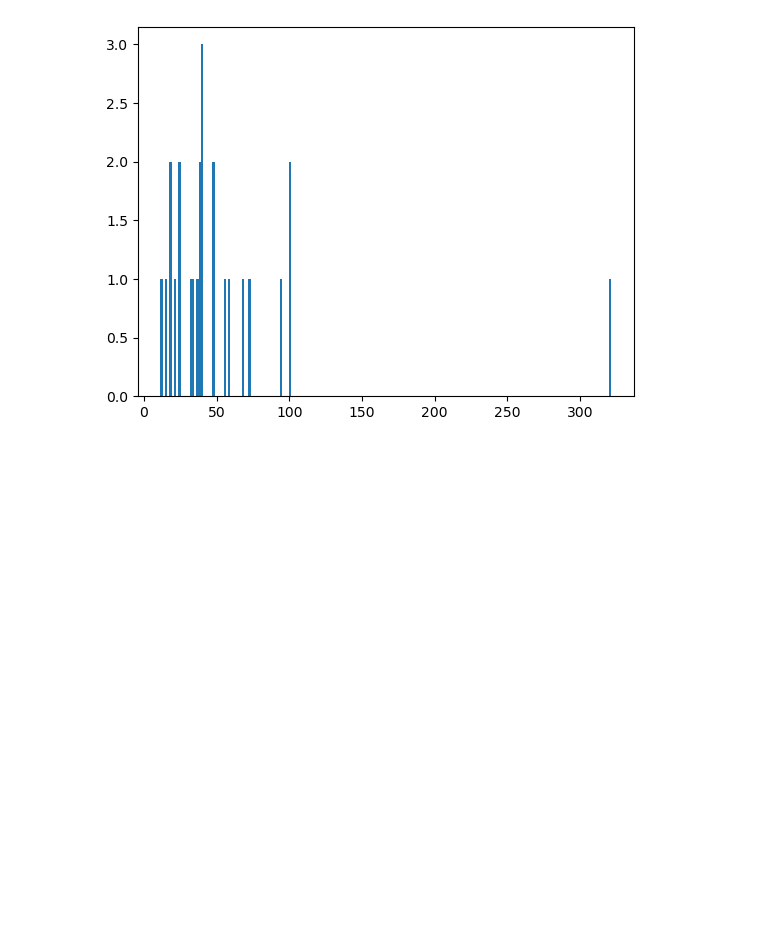
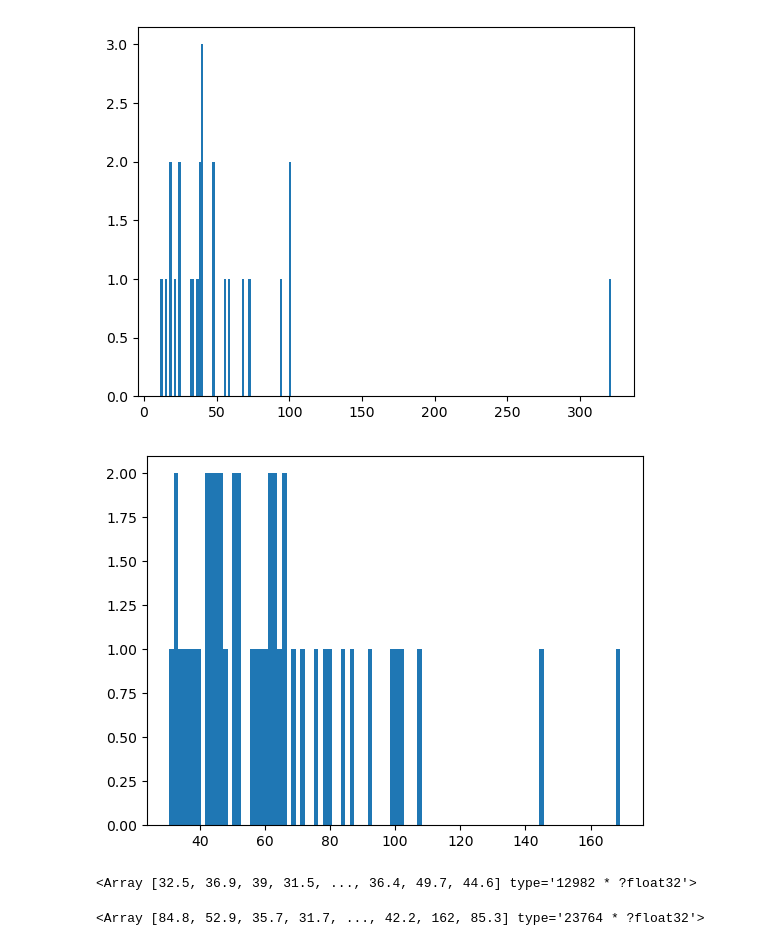
Before and after one commit to Bapi2X22/My_Analysis, a Jupyter notebook: Background/bkg_studies.ipynb, the cells around one changed output. Drawn from its saved outputs; the diff is of its cells as text; code cells hidden in the pictures; blank space fills up the shorter version.

```diff
--- a/Background/bkg_studies.ipynb
+++ b/Background/bkg_studies.ipynb
@@ -321,3 +460,11 @@ WGtoLNuG.fields
 plt.hist(WGtoLNuG.pholead_pt, bins = 200);
 # %% [output]
 [figure]
+# %%
+import glob
+files = glob.glob("/eos/user/b/bbapi/My_Analysis/NTuples_BKG/TTto2L2Nu_24SummerRun3/nominal/*.parquet")
+a = ak.from_parquet(files)
+# %%
+plt.hist(a.pholead_pt, bins = 100);
+# %% [output]
+[figure, added]
@@ -323,0 +480,8 @@ plt.hist(WGtoLNuG.pholead_pt, bins = 200);
+# %%
+TTtoLNu2Q.pholead_pt
+# %% [output]
+<Array [32.5, 36.9, 39, 31.5, ..., 36.4, 49.7, 44.6] type='12982 * ?float32'>
+# %%
+TTto2L2Nu.pholead_pt
+# %% [output]
+<Array [84.8, 52.9, 35.7, 31.7, ..., 42.2, 162, 85.3] type='23764 * ?float32'>
```
Also changed, not shown: parts of 18 cells of this notebook, 29 other files.
